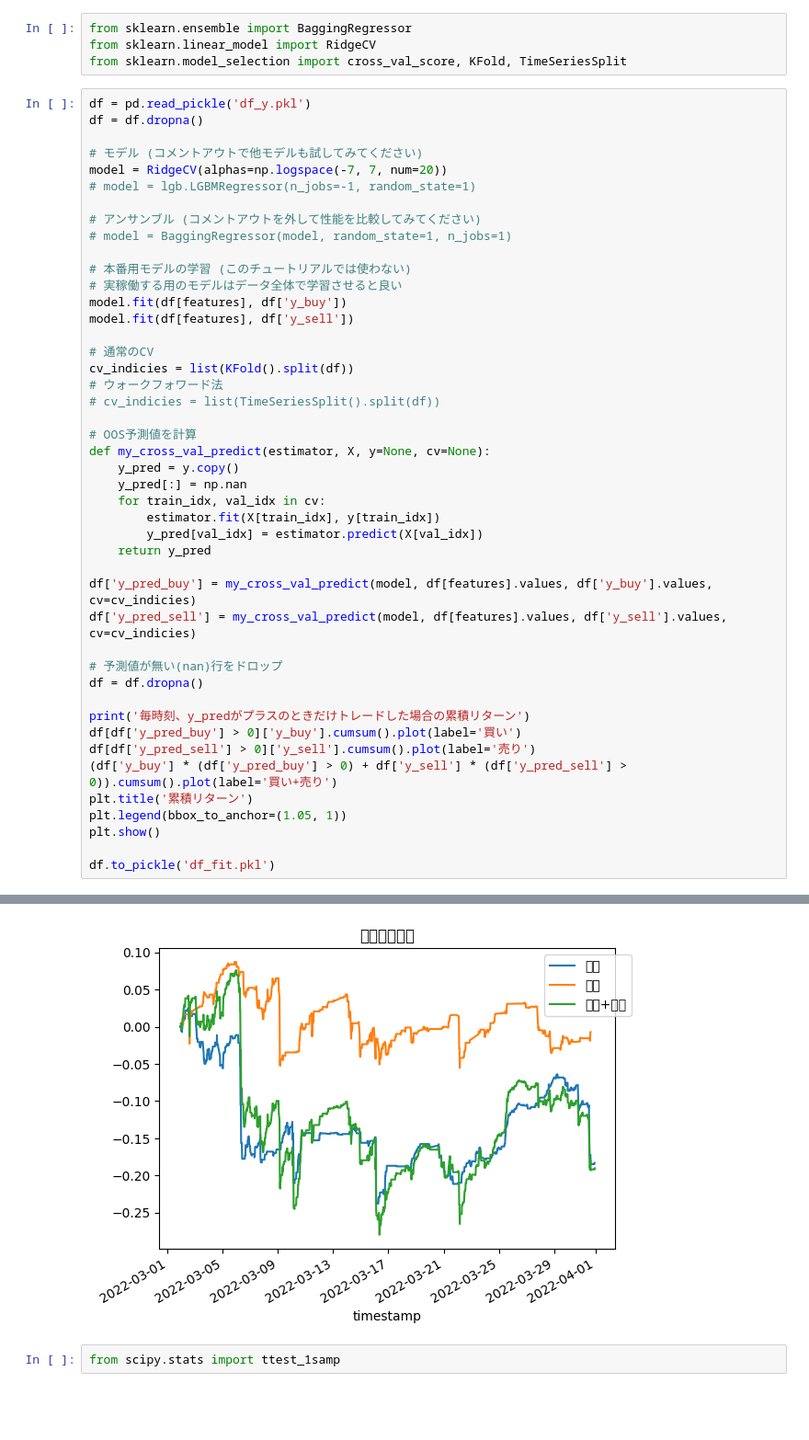
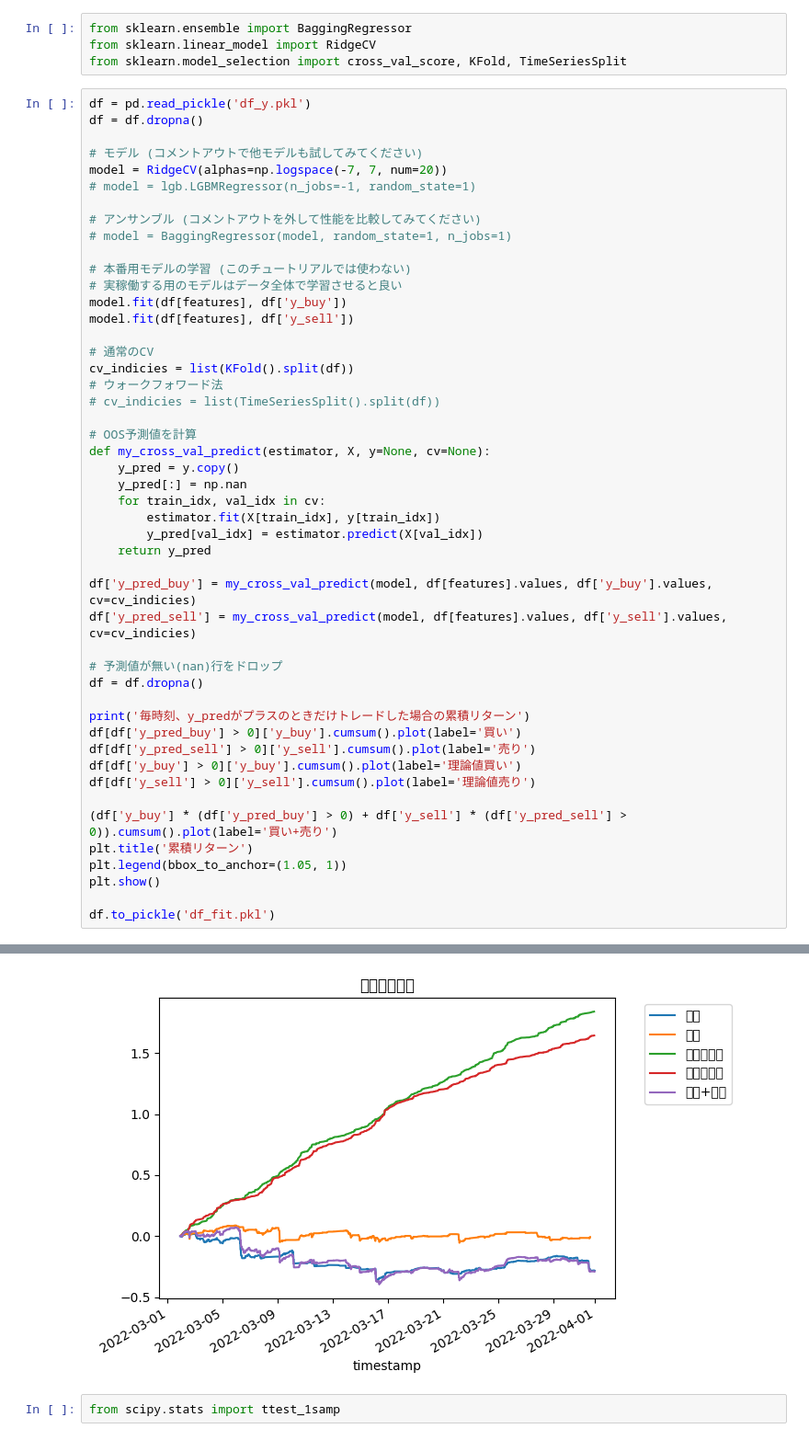
Before and after one commit to CosmoMax10/robin_mlbot_practice, a Jupyter notebook: data_backtesting_practice.ipynb, the cells around one changed output, grey strips where cells are left out. Shown: that part at 92% size. Saved outputs shown, nothing was run; the diff lists cells and outputs as text; blank space fills up the shorter version.

```diff
--- a/data_backtesting_practice.ipynb
+++ b/data_backtesting_practice.ipynb
@@ -453,34 +449,37 @@ model.fit(df[features], df['y_sell'])
 cv_indicies = list(KFold().split(df))
 # ウォークフォワード法
 # cv_indicies = list(TimeSeriesSplit().split(df))
 
 # OOS予測値を計算
 def my_cross_val_predict(estimator, X, y=None, cv=None):
     y_pred = y.copy()
     y_pred[:] = np.nan
     for train_idx, val_idx in cv:
         estimator.fit(X[train_idx], y[train_idx])
         y_pred[val_idx] = estimator.predict(X[val_idx])
     return y_pred
 
 df['y_pred_buy'] = my_cross_val_predict(model, df[features].values, df['y_buy'].values, cv=cv_indicies)
 df['y_pred_sell'] = my_cross_val_predict(model, df[features].values, df['y_sell'].values, cv=cv_indicies)
 
 # 予測値が無い(nan)行をドロップ
 df = df.dropna()
 
 print('毎時刻、y_predがプラスのときだけトレードした場合の累積リターン')
 df[df['y_pred_buy'] > 0]['y_buy'].cumsum().plot(label='買い')
 df[df['y_pred_sell'] > 0]['y_sell'].cumsum().plot(label='売り')
+df[df['y_buy'] > 0]['y_buy'].cumsum().plot(label='理論値買い')
+df[df['y_sell'] > 0]['y_sell'].cumsum().plot(label='理論値売り')
+
 (df['y_buy'] * (df['y_pred_buy'] > 0) + df['y_sell'] * (df['y_pred_sell'] > 0)).cumsum().plot(label='買い+売り')
 plt.title('累積リターン')
 plt.legend(bbox_to_anchor=(1.05, 1))
 plt.show()
 
 df.to_pickle('df_fit.pkl')
 # %% [output]
 毎時刻、y_predがプラスのときだけトレードした場合の累積リターン
-[figure, old version]
+[figure, new version]
 # %%
 from scipy.stats import ttest_1samp
 # %%
```
Also changed, not shown: parts of 11 cells of this notebook.
